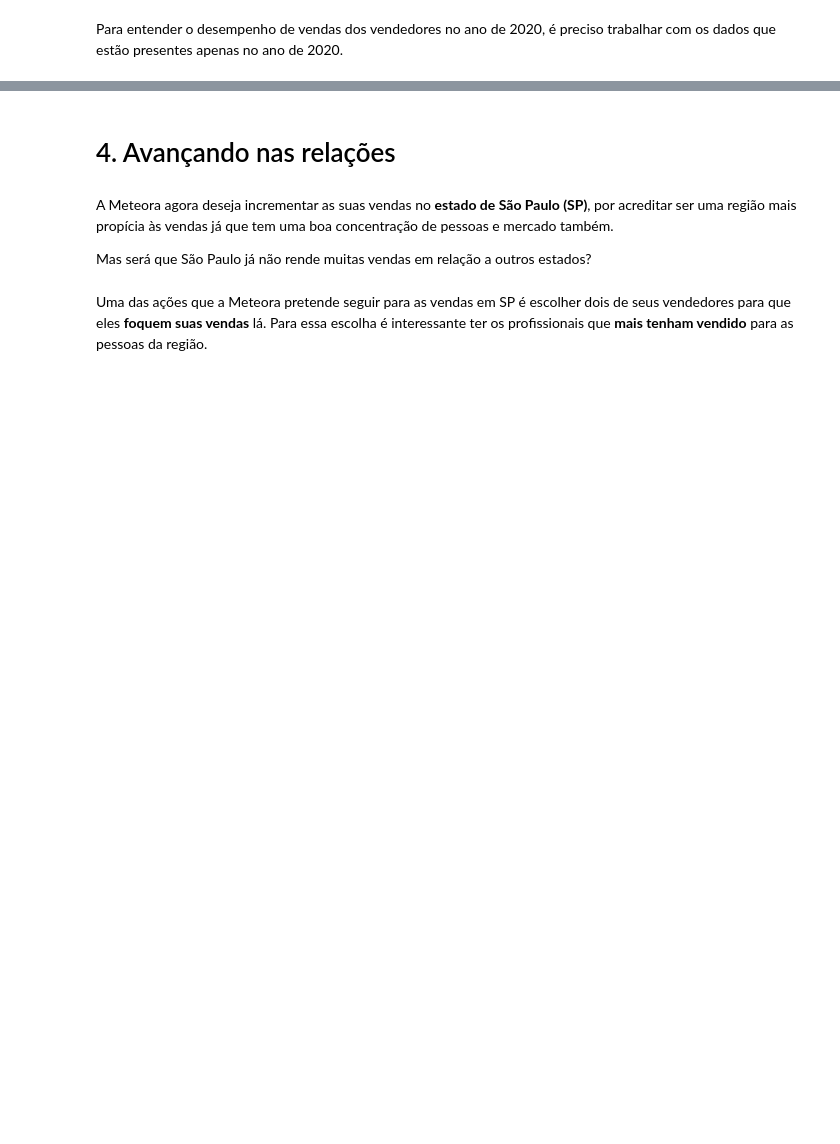
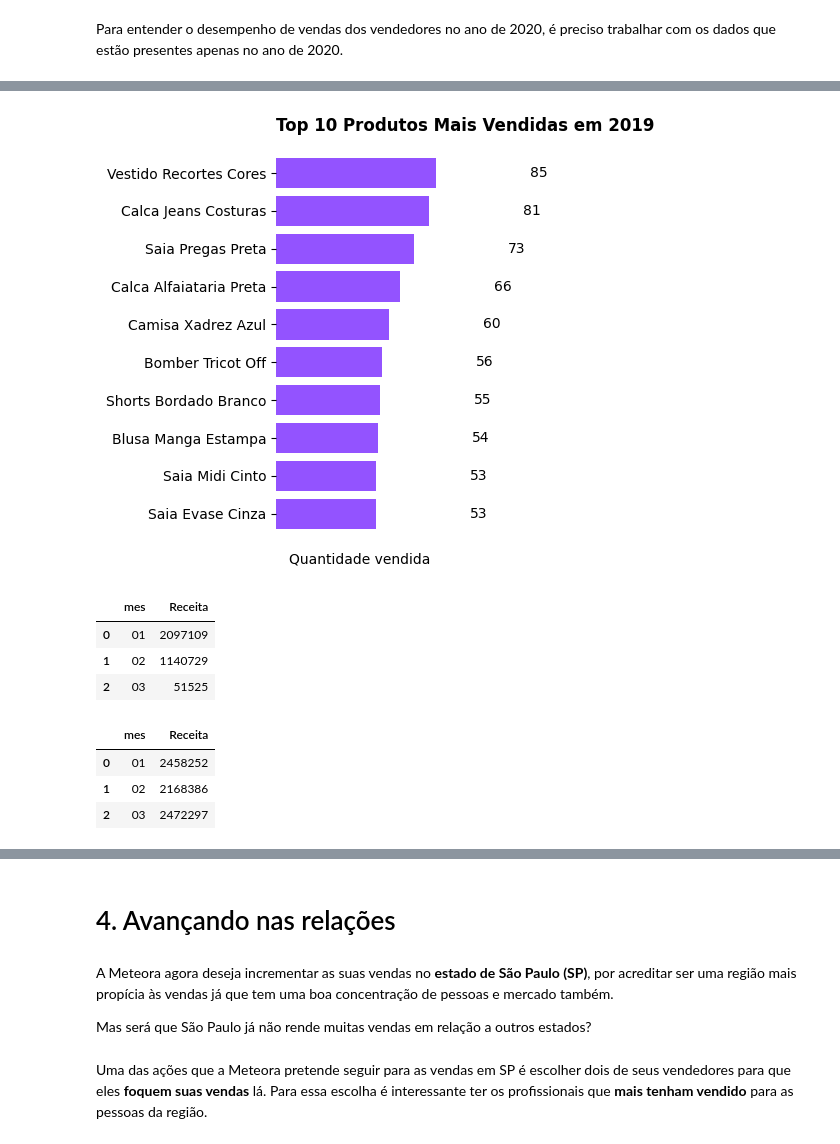
Before and after one commit to Max-Willians/projeto---meteora, a Jupyter notebook: Notebook_Meteora.ipynb, the cells around one changed output, grey strips where cells are left out. Saved outputs shown, nothing was run; the diff lists cells and outputs as text; code cells hidden in the pictures; blank space fills up the shorter version.

```diff
--- a/Notebook_Meteora.ipynb
+++ b/Notebook_Meteora.ipynb
@@ -278,0 +334,11 @@ Para entender o desempenho de vendas dos vendedores no ano de 2020, é preciso t
+# %%
+# 10 produtos mais vendidos durante o ano de 2019
+query = '''SELECT PRODUTOS.PRODUTO, COUNT (PEDIDOS.PEDIDO_ID) AS TOTAL_PEDIDOS
+FROM PEDIDOS, PRODUTOS
+WHERE strftime('%Y', data_compra) = '2019' AND PEDIDOS.PRODUTO_ID = PRODUTOS.PRODUTO_ID
+GROUP BY PRODUTOS.PRODUTO
+ORDER BY TOTAL_PEDIDOS DESC
+LIMIT 10;
+'''
+df_prod_2019 = sql_df(query)
+df_prod_2019
@@ -278,0 +357,49 @@ Para entender o desempenho de vendas dos vendedores no ano de 2020, é preciso t
+# %%
+# Criando gráfico de barras
+df_top10 = df_prod_2019.sort_values('TOTAL_PEDIDOS').reset_index(drop=True)[-10:]
+
+plt.barh(df_top10['produto'], df_top10['TOTAL_PEDIDOS'], color='#9353FF')
+plt.xlabel('Quantidade vendida')
+plt.title('Top 10 Produtos Mais Vendidas em 2019', fontweight='bold', loc='left')
+plt.xticks([]) # Remove os valores do eixo x
+
+# Remover o box (spines)
+for spine in ['top', 'right', 'left', 'bottom']:
+    plt.gca().spines[spine].set_visible(False)
+
+# Mostrar valores nas barras
+for i, v in enumerate(df_top10['TOTAL_PEDIDOS']):
+    plt.text(v + 50, i, str(v), va='center', fontsize=10)
+
+plt.tight_layout()
+plt.show()
+# %% [output]
+[figure, added]
+# %%
+# Publicar a distribuição através dos meses da receita obtida em vendas no ano de 2021
+query = '''SELECT strftime('%m', data_compra) AS mes, SUM(total) AS Receita
+FROM pedidos
+WHERE strftime('%Y', data_compra) = '2021'
+GROUP BY mes;
+'''
+df_prod_2021 = sql_df(query)
+df_prod_2021
+# %% [output]
+|  | mes | Receita |
+| 0 | 01 | 2097109 |
+| 1 | 02 | 1140729 |
+| 2 | 03 | 51525 |
+# %%
+# Publicar a distribuição através dos meses da receita obtida em vendas no ano de 2020
+query = '''SELECT strftime('%m', data_compra) AS mes, SUM(total) AS Receita
+FROM pedidos
+WHERE strftime('%Y', data_compra) = '2020'
+GROUP BY mes;
+'''
+df_prod_2020 = sql_df(query).head(3)
+df_prod_2020
+# %% [output]
+|  | mes | Receita |
+| 0 | 01 | 2458252 |
+| 1 | 02 | 2168386 |
+| 2 | 03 | 2472297 |
```
Also changed, not shown: parts of 6 cells of this notebook.
